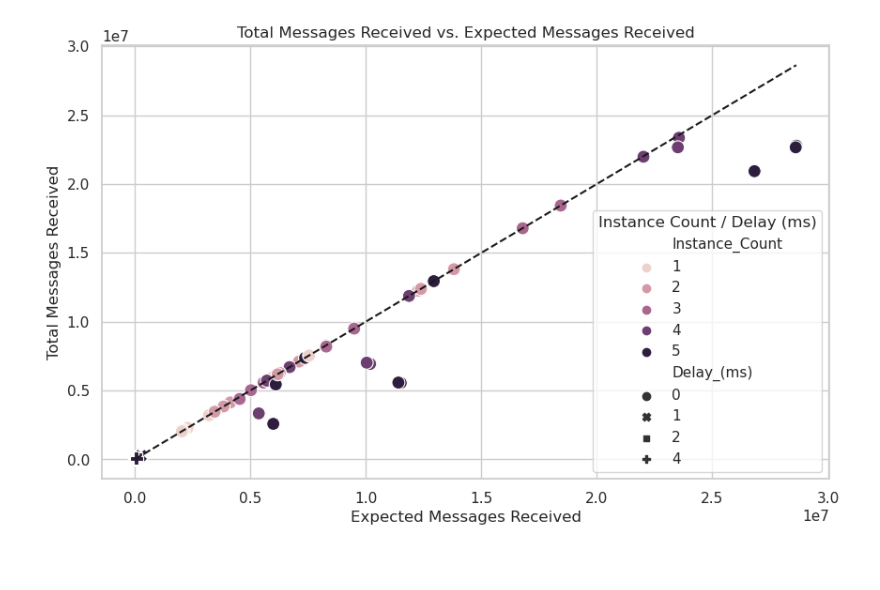
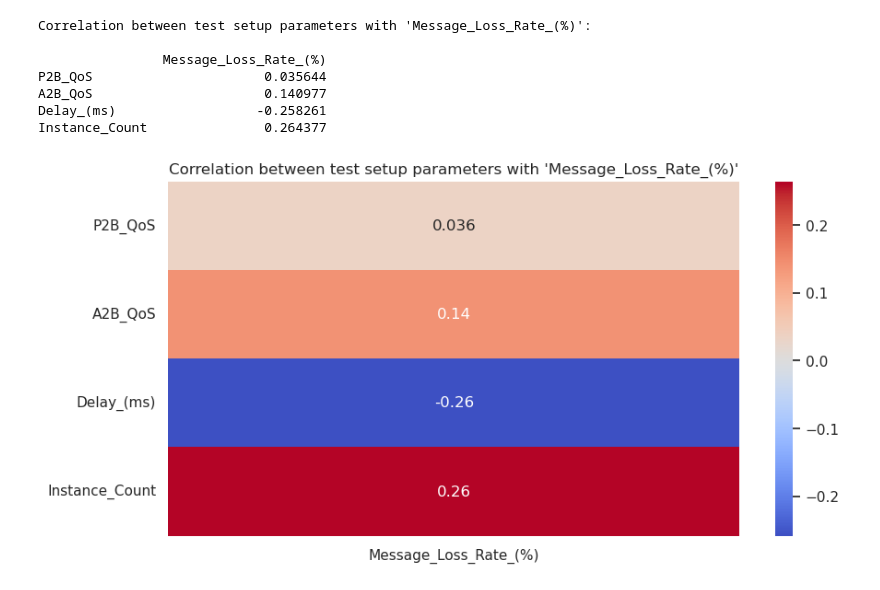
Before and after one commit to jrmhx/mqtt, a Jupyter notebook: data/analysis.ipynb, the cells around one changed output. Drawn from its saved outputs; the diff is of its cells as text; code cells hidden in the pictures; blank space fills up the shorter version.

```diff
--- a/data/analysis.ipynb
+++ b/data/analysis.ipynb
@@ -7,9 +7,9 @@ sns.set_theme(style="whitegrid")
 # %%
 # Load the dataset
 
-data = pd.read_csv("result.csv")
-data["msg_rate_(msg/s)"] = data["Total_Messages_Received"] / 60.0
+data = pd.read_csv("result_1s.csv")
+
+# add id column
+data['test_id'] = data.index
+
 data.head()
-
-# save the data to a csv file
-data.to_csv("result_2.csv", index=False)
@@ -80,22 +201,22 @@ plt.show()
 # %%
-# Total Messages Received vs. Expected Messages Received
+target_column = 'Message_Loss_Rate_(%)'
+correlation_matrix = generate_correlation_matrix(data, target_column)
 
-# Scatter plot of Total Messages Received vs. Expected Messages Received
-plt.figure(figsize=(10, 6))
-sns.scatterplot(data=data, x='Expected_Messages_Received', y='Total_Messages_Received', hue='Instance_Count', style='Delay_(ms)', s=100)
+print(f"Correlation between test setup parameters with '{target_column}':\n")
+print(correlation_matrix)
 
-# Adding title and labels
-plt.title('Total Messages Received vs. Expected Messages Received')
-plt.xlabel('Expected Messages Received')
-plt.ylabel('Total Messages Received')
-plt.legend(title='Instance Count / Delay (ms)', loc='lower right')
-
-# Plot a reference line (y=x)
-plt.plot([data['Expected_Messages_Received'].min(), data['Expected_Messages_Received'].max()],
-         [data['Expected_Messages_Received'].min(), data['Expected_Messages_Received'].max()], 'k--')
-
-# Show the plot
+# Plot the correlation matrix
+plt.figure(figsize=(10, 5))
+sns.heatmap(correlation_matrix, annot=True, cmap='coolwarm', center=0)
+plt.title(f"Correlation between test setup parameters with '{target_column}'")
 plt.show()
 # %% [output]
+Correlation between test setup parameters with 'Message_Loss_Rate_(%)':
+
+                Message_Loss_Rate_(%)
+P2B_QoS                      0.035644
+A2B_QoS                      0.140977
+Delay_(ms)                  -0.258261
+Instance_Count               0.264377
-[figure, old version]
+[figure, new version]
 # %%
```
Also changed, not shown: parts of 10 cells of this notebook, 5 other files.
